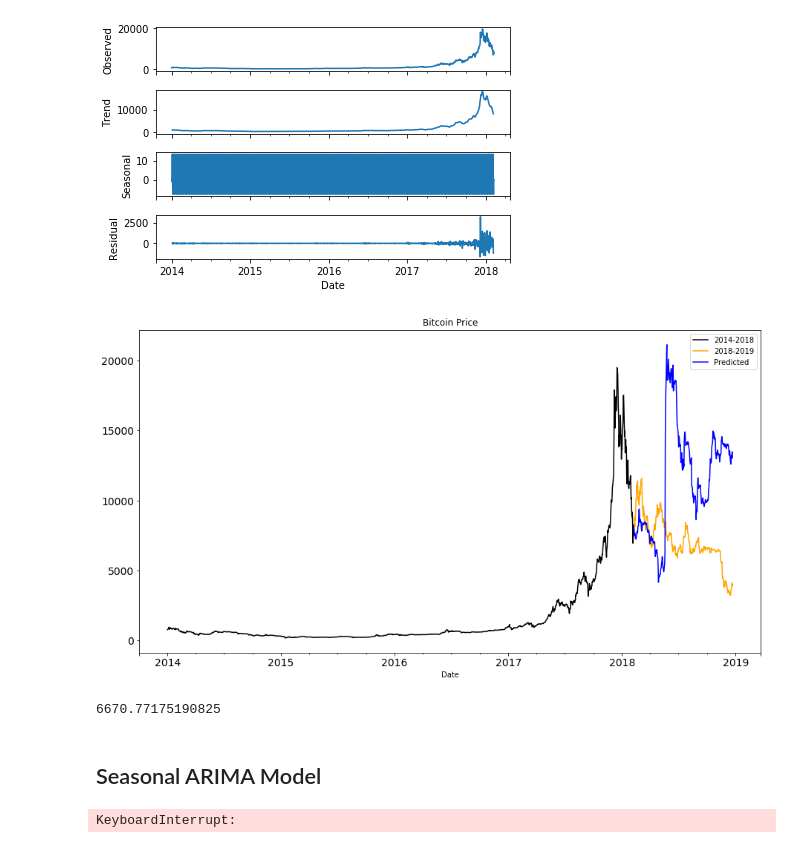
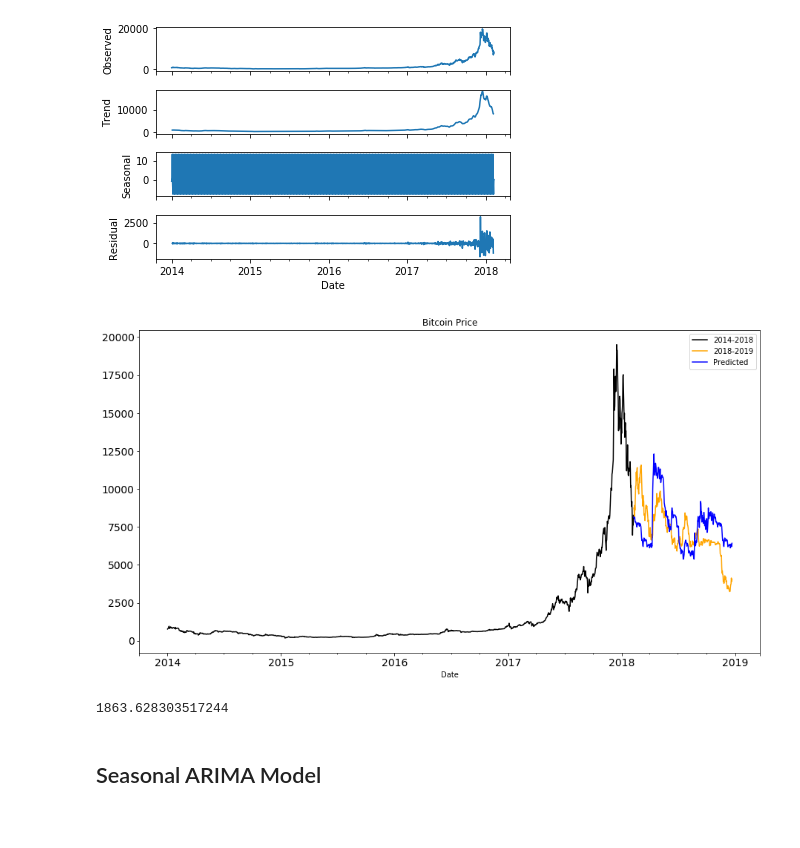
Before and after one commit to dpatl/Crypto, a Jupyter notebook: 2018 Bitcoin Prediction.ipynb, the cells around one changed output. Drawn from its saved outputs; the diff is of its cells as text; code cells hidden in the pictures.

```diff
--- a/2018 Bitcoin Prediction.ipynb
+++ b/2018 Bitcoin Prediction.ipynb
@@ -109,23 +109,23 @@ plt.show()
 [figure]
 # %%
 y_hat = test.copy()
-fit1 = ExponentialSmoothing(np.asarray(train['Close']) ,seasonal_periods=400 , seasonal='mul',).fit()
+fit1 = ExponentialSmoothing(np.asarray(train['Close']) ,seasonal_periods=260 , seasonal='mul', trend = 'add', damped = True).fit()
 y_hat['Holt_Winter'] = fit1.forecast(len(test))
 ax = train.plot( y = 'Close', figsize=(15,8), title= 'Bitcoin Price', fontsize=14, label = '2014-2018', color = "black")
 test.plot(ax=ax,  y = 'Close' ,figsize=(15,8), title= 'Bitcoin Price', fontsize=14, label = '2018-2019', color = "orange")
 y_hat.plot(ax=ax,  y = 'Holt_Winter', figsize=(15,8), title= 'Bitcoin Price', fontsize=14, label = 'Predicted', color = "blue")
 plt.show()
 rms = sqrt(mean_squared_error(test.Close, y_hat.Holt_Winter))
 print(rms)
 # %% [output]
-[figure, old version]
+[figure, new version]
-6670.77175190825
+1863.628303517244
 # %% [markdown]
 ## Seasonal ARIMA Model
 # %%
 
 y_hat = test.copy()
-fit1 = sm.tsa.statespace.SARIMAX(train.Close,  order = (3,1,1), seasonal_order= (4,1,0,50),  enforce_stationarity=False,
+fit1 = sm.tsa.statespace.SARIMAX(train.Close,  order = (3,1,3), seasonal_order= (3,1,0,50),  enforce_stationarity=False,
                                 enforce_invertibility=False).fit()
 y_hat['SARIMA'] = fit1.predict(start='2018-02-09', end='2018-12-22', dynamic= True)
 ax = train.plot( y = 'Close', figsize=(15,8), title= 'Bitcoin Price', fontsize=14, label = '2014-2018', color = "black")
@@ -134,5 +134,3 @@ y_hat.plot(ax=ax, y = 'SARIMA', figsize=(15,8), title= 'Bitcoin Price', fontsize
 plt.show()
 rms = sqrt(mean_squared_error(test.Close, y_hat.SARIMA))
 print(rms)
-# %% [output]
-KeyboardInterrupt:
```
Also changed, not shown: 1 other file.
